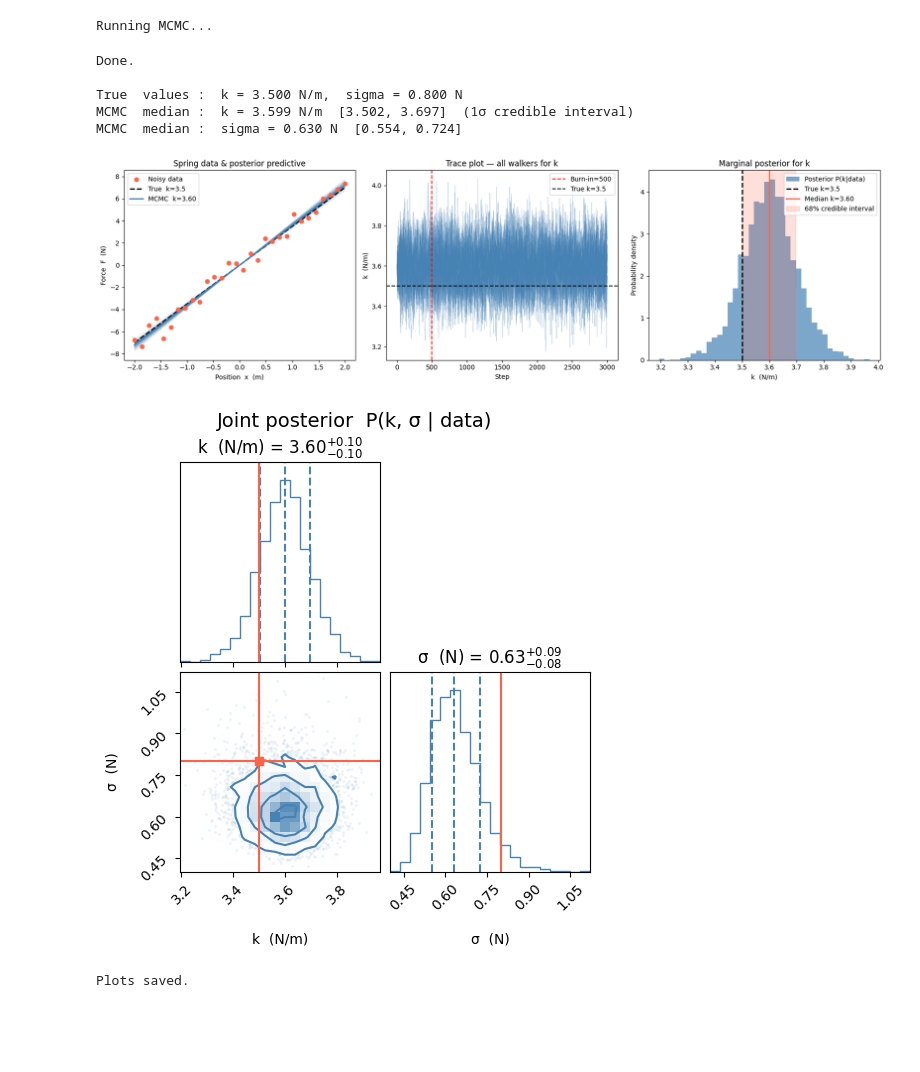
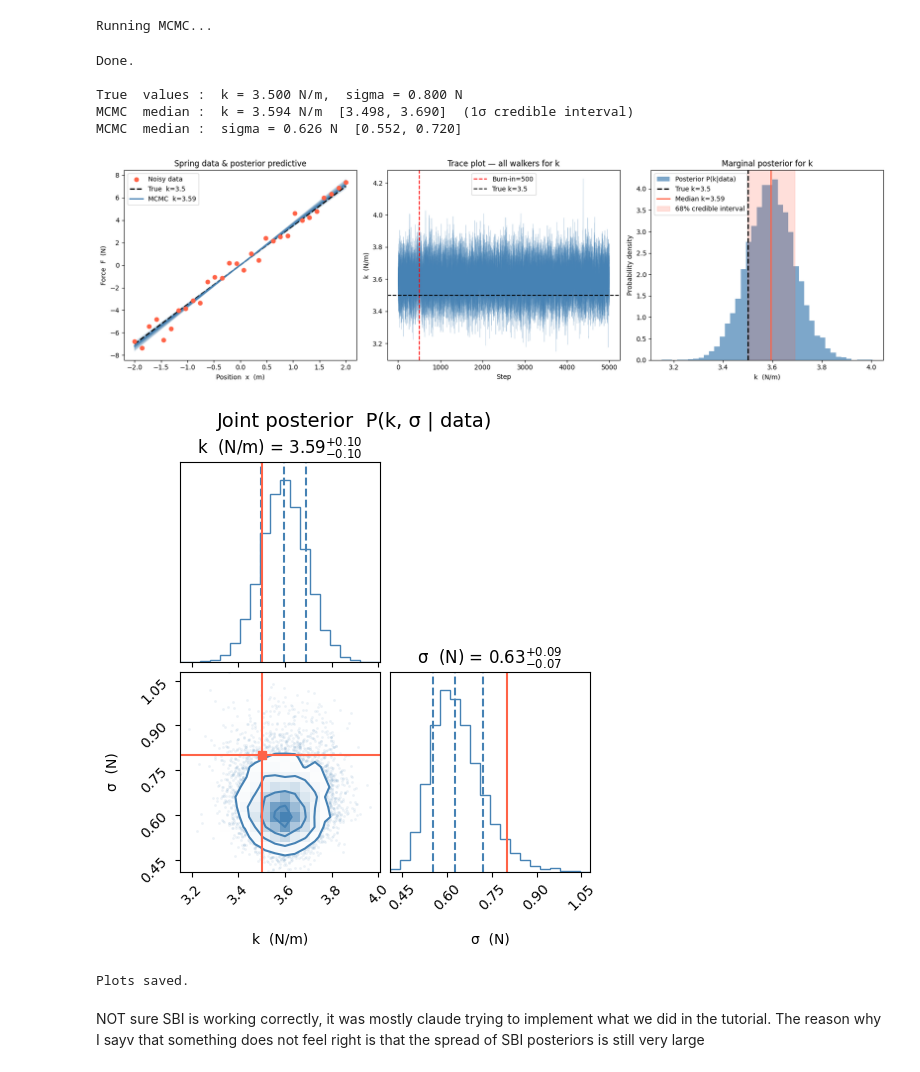
Before and after one commit to shubhamDgr/Simulation-based-inference-on-gravitational-wave-data, a Jupyter notebook: linear_regression_sbi.ipynb, the cells around one changed output. Cells and saved outputs as stored; diff of their text form; code cells hidden in the pictures; blank space fills up the shorter version.

```diff
--- a/linear_regression_sbi.ipynb
+++ b/linear_regression_sbi.ipynb
@@ -105,7 +105,7 @@ def log_posterior(theta, x, F_obs):
 
 N_DIM     = 2       # parameters: [k, sigma]
 N_WALKERS = 32      # ensemble of parallel walkers (must be even, >= 2*ndim)
-N_STEPS   = 3000    # steps per walker (first ~500 will be burn-in)
+N_STEPS   = 5000    # steps per walker (first ~500 will be burn-in)
 BURN_IN   = 500     # steps to discard as the chain "warms up"
 
 # Initialise walkers near a reasonable starting point with small scatter
@@ -181,37 +181,39 @@ ax.axvspan(k_lo, k_hi, alpha=0.2, color="tomato", label="68% credible interval")
 ax.set_xlabel("k  (N/m)")
 ax.set_ylabel("Probability density")
 ax.set_title("Marginal posterior for k")
 ax.legend()
 
 plt.tight_layout()
 plt.savefig("mcmc_spring_results.png", dpi=150)
 plt.show()
 
 # --- Corner plot: joint posterior of all parameters --------------------------
 fig2 = corner.corner(
     flat_samples,
     labels=["k  (N/m)", "σ  (N)"],
     truths=[TRUE_K, TRUE_SIGMA],
     quantiles=[0.16, 0.5, 0.84],
     show_titles=True,
     title_kwargs={"fontsize": 12},
     truth_color="tomato",
     color="steelblue",
 )
 fig2.suptitle("Joint posterior  P(k, σ | data)", y=1.02, fontsize=14)
 plt.savefig("mcmc_spring_corner.png", dpi=150)
 plt.show()
 
 print("\nPlots saved.")
 # %% [output]
 Running MCMC...
 Done.
 
 True  values :  k = 3.500 N/m,  sigma = 0.800 N
-MCMC  median :  k = 3.599 N/m  [3.502, 3.697]  (1σ credible interval)
-MCMC  median :  sigma = 0.630 N  [0.554, 0.724]
+MCMC  median :  k = 3.594 N/m  [3.498, 3.690]  (1σ credible interval)
+MCMC  median :  sigma = 0.626 N  [0.552, 0.720]
-[figure, old version]
+[figure, new version]
-[figure, old version]
+[figure, new version]
 Plots saved.
+# %% [markdown]
+NOT sure SBI is working correctly, it was mostly claude trying to implement what we did in the tutorial. The reason why I sayv that something does not feel right is that the spread of SBI posteriors is still very large
 # %%
 """
```
Also changed, not shown: parts of 5 cells of this notebook.
